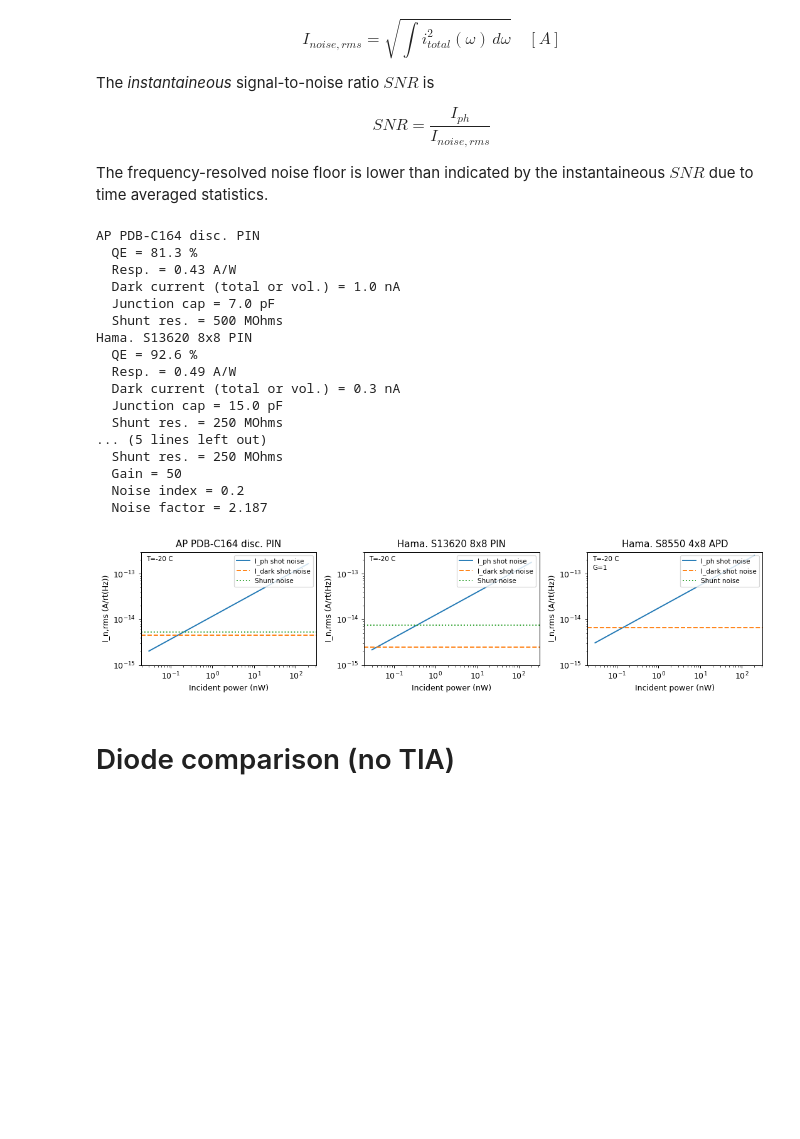
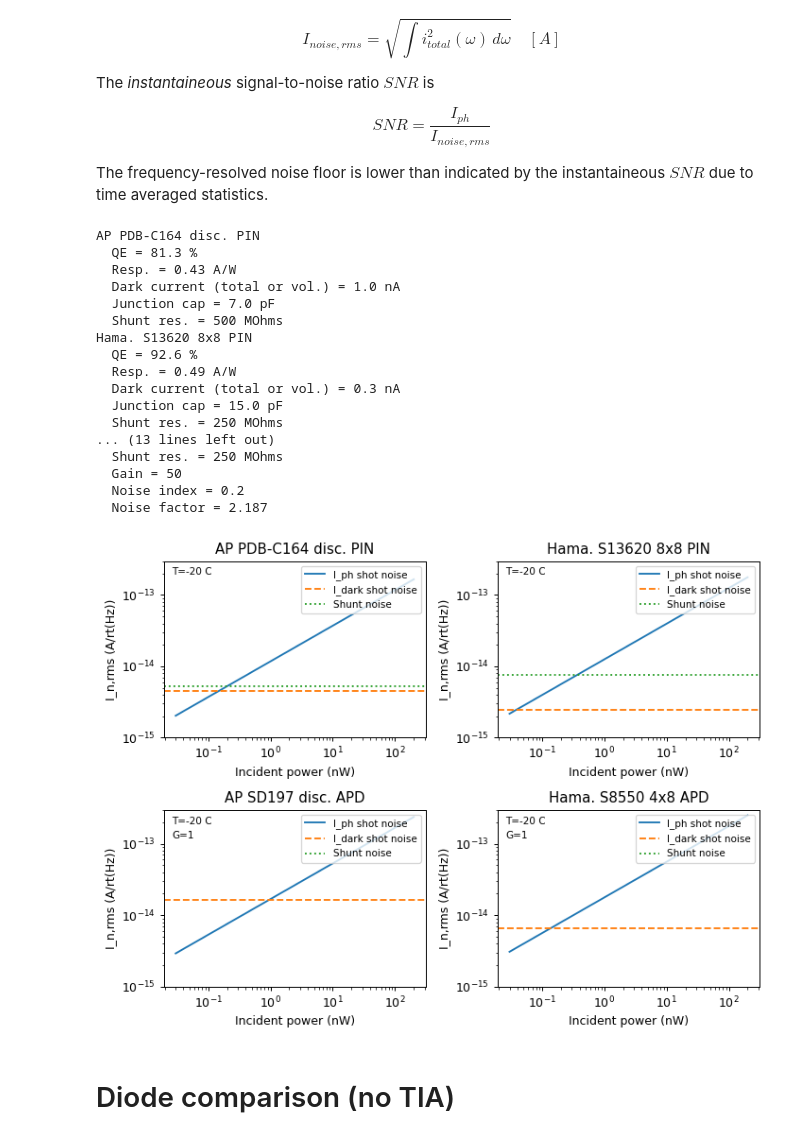
Before and after one commit to drsmith48/w7x-bes-design, a Jupyter notebook: detectors.ipynb, the cells around one changed output. Saved outputs shown, nothing was run; the diff lists cells and outputs as text; code cells hidden in the pictures; blank space fills up the shorter version.

```diff
--- a/detectors.ipynb
+++ b/detectors.ipynb
@@ -14,6 +14,9 @@ from matplotlib_inline.backend_inline import set_matplotlib_formats
 set_matplotlib_formats('png','pdf')
 
 %aimport detectors
+
+savefig = True
+ifig = 1
 # %% [markdown]
 # Diodes and noise
 
@@ -70,7 +73,17 @@ diodes = {
         junction_cap_ref=15e-12,  # typ 15 pF @ Vr=8.6V
         vb_ref=8.6,
     ),
-    'Hama_S8550_APD_2' : detectors.ApdDiode(
+    'AP_SD197_APD' : detectors.ApdDiode(
+        name='AP SD197 disc. APD',
+        qe=0.76,  # QE @ 650 nm
+        gain=300,  # gain @ Vr=330 V
+        darkcurrent_ref=6e-9,  # typ 1 nA, max 10 nA @ Vr=330V, M=50
+        junction_cap_ref=25e-12,  # typ 9 pF @ Vr=330V, M=50
+        # noise_current=0.8e-12,
+        noise_factor=2.2,
+        vb_ref=1800,  # reference bias for gain and junction cap.
+    ),
+    'Hama_S8550_APD' : detectors.ApdDiode(
         name='Hama. S8550 4x8 APD',
         qe=0.85,  # QE @ 650 nm
         gain=50,  # gain @ Vr=330 V
@@ -93,43 +106,47 @@ Hama. S13620 8x8 PIN
   Dark current (total or vol.) = 0.3 nA
   Junction cap = 15.0 pF
   Shunt res. = 250 MOhms
-... (5 lines left out)
+... (13 lines left out)
   Shunt res. = 250 MOhms
   Gain = 50
   Noise index = 0.2
   Noise factor = 2.187
 # %%
-ncols, nrows = 3, 1
+ncols, nrows = 2, 2
 fig, axes = plt.subplots(ncols=ncols, nrows=nrows, figsize=(ncols*4, nrows*3))
 
 p_inc = np.geomspace(0.03,200)  # incident power [nW]
 temp = -20
 
 iplot=0
 for diode in diodes.values():
     plt.sca(axes.flat[iplot])
     plt.title(diode.name)
     plt.loglog(p_inc,
         np.sqrt(diode.photocurrent_shot_noise_CNPD(p_inc) / diode.gain**2),
         label='I_ph shot noise', c='C0')
     plt.axhline(
         np.sqrt(diode.dark_current_shot_noise_CNPD(t=temp) / diode.gain**2),
         label='I_dark shot noise', ls='--', c='C1')
     plt.axhline(
         np.sqrt(diode.shunt_noise_CNPD(t=temp) / diode.gain**2),
         label='Shunt noise', ls=':', c='C2')
     plt.xlabel('Incident power (nW)')
     plt.ylabel('I_n,rms (A/rt(Hz))')
     plt.ylim(1e-15,3e-13)
     plt.legend(fontsize='small', loc='upper right')
     plt.annotate(f'T={temp:.0f} C', (0.03,0.92), xycoords='axes fraction', fontsize='small')
     if isinstance(diode, detectors.ApdDiode):
         plt.annotate('G=1', (0.03,0.84), xycoords='axes fraction', fontsize='small')
     iplot += 1
 
 plt.tight_layout()
+
+if savefig:
+    plt.savefig(f'detector_noise_{ifig:02d}.pdf')
+    ifig += 1
 # %% [output]
-[figure, old version]
+[figure, new version]
 # %% [markdown]
 # Diode comparison (no TIA)
 # %%
```
Also changed, not shown: parts of 5 cells of this notebook, 2 other files.
